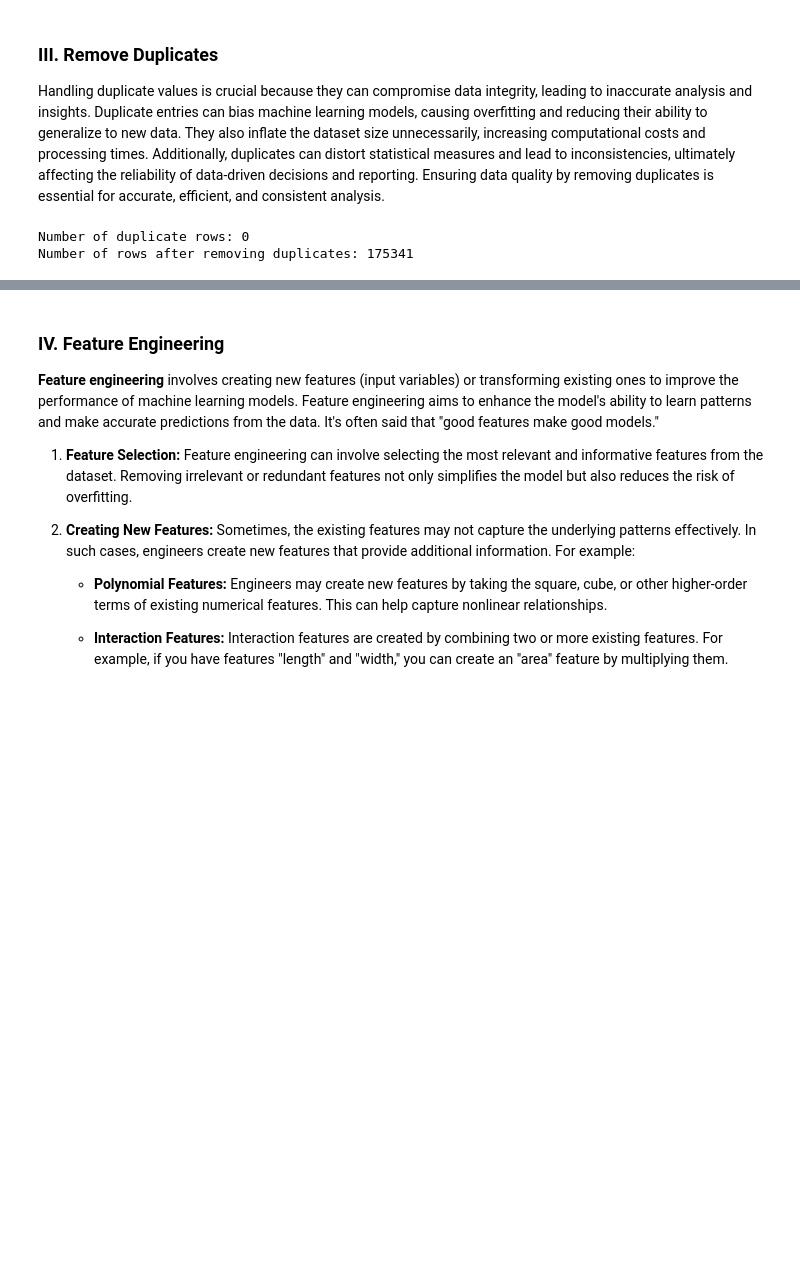
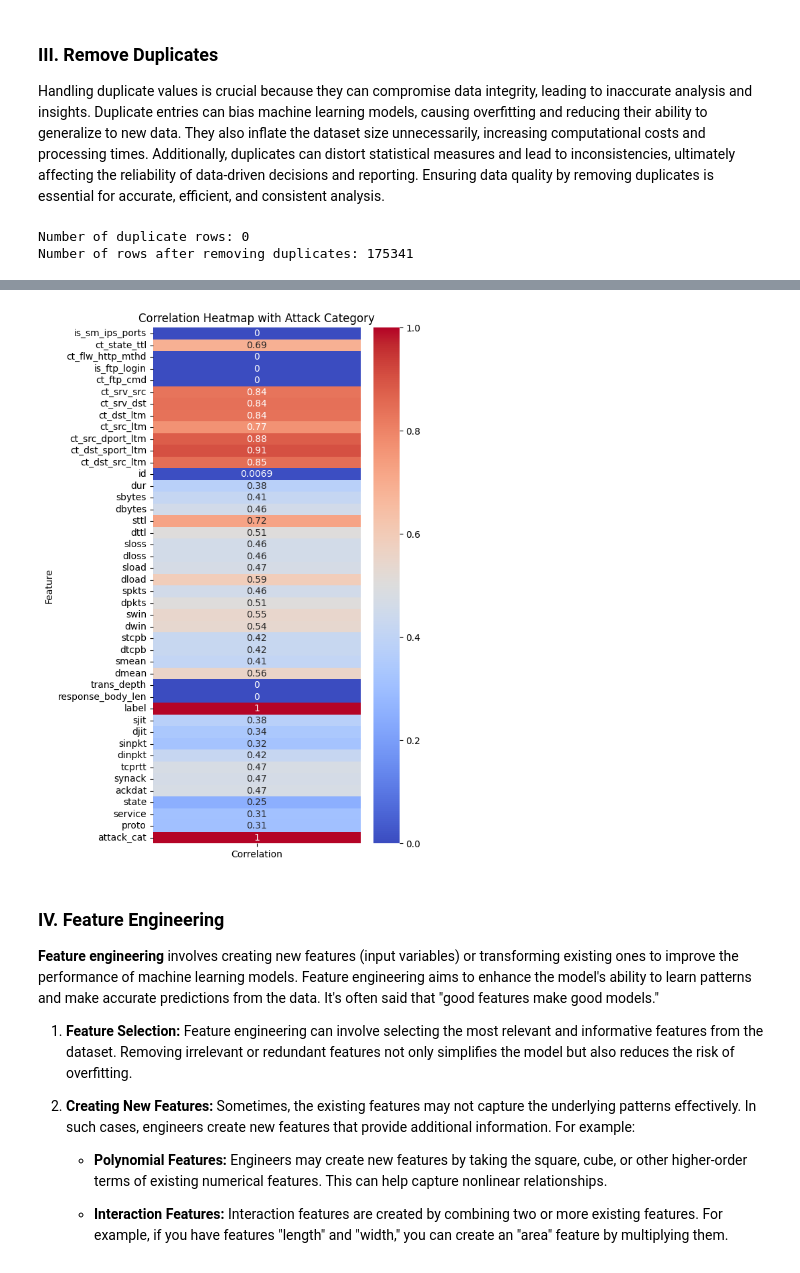
Before and after one commit to amaliap21/Data-Enjoyer, a Jupyter notebook: src/IF3170_Artificial_Intelligence___Tugas_Besar_2_Notebook_Template.ipynb, the cells around one changed output, grey strips where cells are left out. Saved outputs shown, nothing was run; the diff lists cells and outputs as text; code cells hidden in the pictures; blank space fills up the shorter version.

Commit message:
add: heatmap and feature selection

```diff
--- a/src/IF3170_Artificial_Intelligence___Tugas_Besar_2_Notebook_Template.ipynb
+++ b/src/IF3170_Artificial_Intelligence___Tugas_Besar_2_Notebook_Template.ipynb
@@ -396,3 +416,64 @@ Number of rows after removing duplicates: 175341
+# %%
+# Heatmap for recognizing correlation between each feature
+import scipy.stats as ss
+from sklearn import preprocessing
+
+# Function correlation with eta square
+def correlation_ratio(categories, values):
+    categories = np.array(categories)
+    values = np.array(values)
+    ssw = 0
+    ssb = 0
+    for category in set(categories):
+        subgroup = values[np.where(categories == category)[0]]
+        ssw += sum((subgroup-np.mean(subgroup))**2)
+        ssb += len(subgroup)*(np.mean(subgroup)-np.mean(values))**2
+    return (ssb / (ssb + ssw))**.5
+
+# Function correlation with chi square
+def cramers_v(confusion_matrix):
+    chi2 = ss.chi2_contingency(confusion_matrix)[0]
+    n = confusion_matrix.sum()
+    phi2 = chi2 / n
+    r, k = confusion_matrix.shape
+    phi2corr = max(0, phi2 - ((k - 1) * (r - 1)) / (n - 1))
+    rcorr = r - ((r - 1) ** 2) / (n - 1)
+    kcorr = k - ((k - 1) ** 2) / (n - 1)
+    return np.sqrt(phi2corr / min((kcorr - 1), (rcorr - 1)))
+
+correlation_map = {}
+
+# Find correlation between target and numeric feature
+numeric_columns = train_cleaned.select_dtypes(include=['int64', 'float64']).columns
+for num_col in numeric_columns:
+    if (train[num_col].std() != 0):
+        correlation = correlation_ratio(train_cleaned['attack_cat'], train_cleaned[num_col])
+        correlation_map[num_col] = correlation
+    else:
+        correlation_map[num_col] = 0
+# Treshold = 0.1
+
+# Find correlation between target and categorical feature
+object_columns = train_cleaned.select_dtypes(include=['object']).columns
+for obj_col in object_columns:
+    confusion_matrix = pd.crosstab(train_cleaned['attack_cat'], train_cleaned[obj_col])
+    correlation = cramers_v(confusion_matrix.values)
+    correlation_map[obj_col] = correlation
+# Treshold = 0.05
+
+# Showing correlation as heatmap
+correlation_df = pd.DataFrame(list(correlation_map.items()), columns=['Feature', 'Correlation'])
+
+# Set the feature names as the index
+correlation_df.set_index('Feature', inplace=True)
+
+plt.figure(figsize=(5, 10))
+sns.heatmap(correlation_df, annot=True, cmap='coolwarm', cbar=True)
+
+plt.title('Correlation Heatmap with Attack Category')
+plt.show()
+# %% [output]
+[figure, added]
 # %% [markdown]
 ### IV. Feature Engineering
 
```
Also changed, not shown: parts of 3 cells of this notebook.
